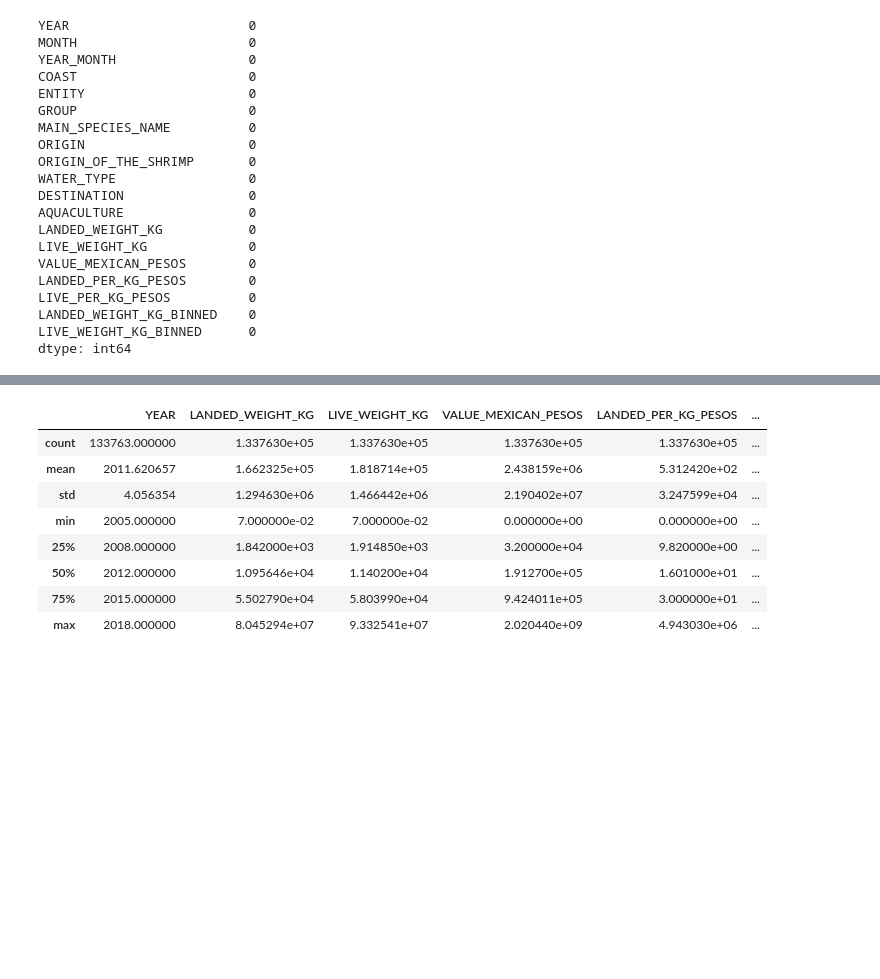
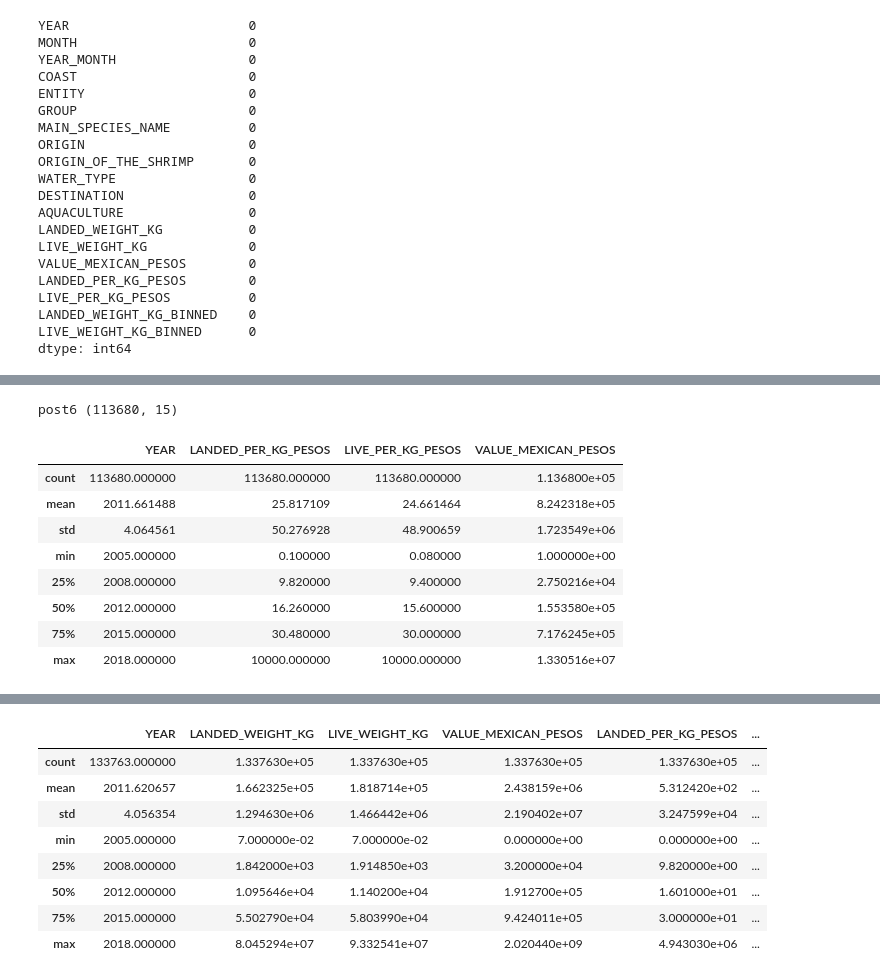
Before and after one commit to abdjmk/m-fishprice-prediction, a Jupyter notebook: work.ipynb, the cells around one changed output, grey strips where cells are left out. Cells and saved outputs as stored; diff of their text form; code cells hidden in the pictures; blank space fills up the shorter version.

```diff
--- a/work.ipynb
+++ b/work.ipynb
@@ -291,9 +291,9 @@ df.head()
 col_order = ['YEAR','MONTH','YEAR_MONTH','COAST','ENTITY','GROUP','MAIN_SPECIES_NAME','ORIGIN','ORIGIN_OF_THE_SHRIMP','WATER_TYPE','DESTINATION','AQUACULTURE'
             ,'LANDED_WEIGHT_KG','LIVE_WEIGHT_KG','VALUE_MEXICAN_PESOS','LANDED_PER_KG_PESOS','LIVE_PER_KG_PESOS']
 
-# select the columns in the desired order
-df = df[col_order]
-df.head()
+# select the columns in the desired order rename as dt1
+dt1= df[col_order]
+dt1.head()
 # df.describe()
 # %% [output]
 |  | YEAR | MONTH | YEAR_MONTH | COAST | ENTITY | GROUP | MAIN_SPECIES_NAME | ORIGIN | ... |
@@ -395,0 +520,19 @@ dtype: int64
+# %%
+# 2 define a list of column names in the desired order
+col_order = ['YEAR','MONTH','YEAR_MONTH','COAST','ENTITY','MAIN_SPECIES_NAME','ORIGIN','WATER_TYPE','DESTINATION','AQUACULTURE'
+            ,'LANDED_WEIGHT_KG_BINNED','LIVE_WEIGHT_KG_BINNED','LANDED_PER_KG_PESOS','LIVE_PER_KG_PESOS','VALUE_MEXICAN_PESOS']
+# select the columns in the desired order
+dt2= dt2[col_order]
+print('post6',dt2.shape)
+dt2.describe()
+# %% [output]
+post6 (113680, 15)
+|  | YEAR | LANDED_PER_KG_PESOS | LIVE_PER_KG_PESOS | VALUE_MEXICAN_PESOS |
+| count | 113680.000000 | 113680.000000 | 113680.000000 | 1.136800e+05 |
+| mean | 2011.661488 | 25.817109 | 24.661464 | 8.242318e+05 |
+| std | 4.064561 | 50.276928 | 48.900659 | 1.723549e+06 |
+| min | 2005.000000 | 0.100000 | 0.080000 | 1.000000e+00 |
+| 25% | 2008.000000 | 9.820000 | 9.400000 | 2.750216e+04 |
+| 50% | 2012.000000 | 16.260000 | 15.600000 | 1.553580e+05 |
+| 75% | 2015.000000 | 30.480000 | 30.000000 | 7.176245e+05 |
+| max | 2018.000000 | 10000.000000 | 10000.000000 | 1.330516e+07 |
```
Also changed, not shown: parts of 9 cells of this notebook, 3 other files.
